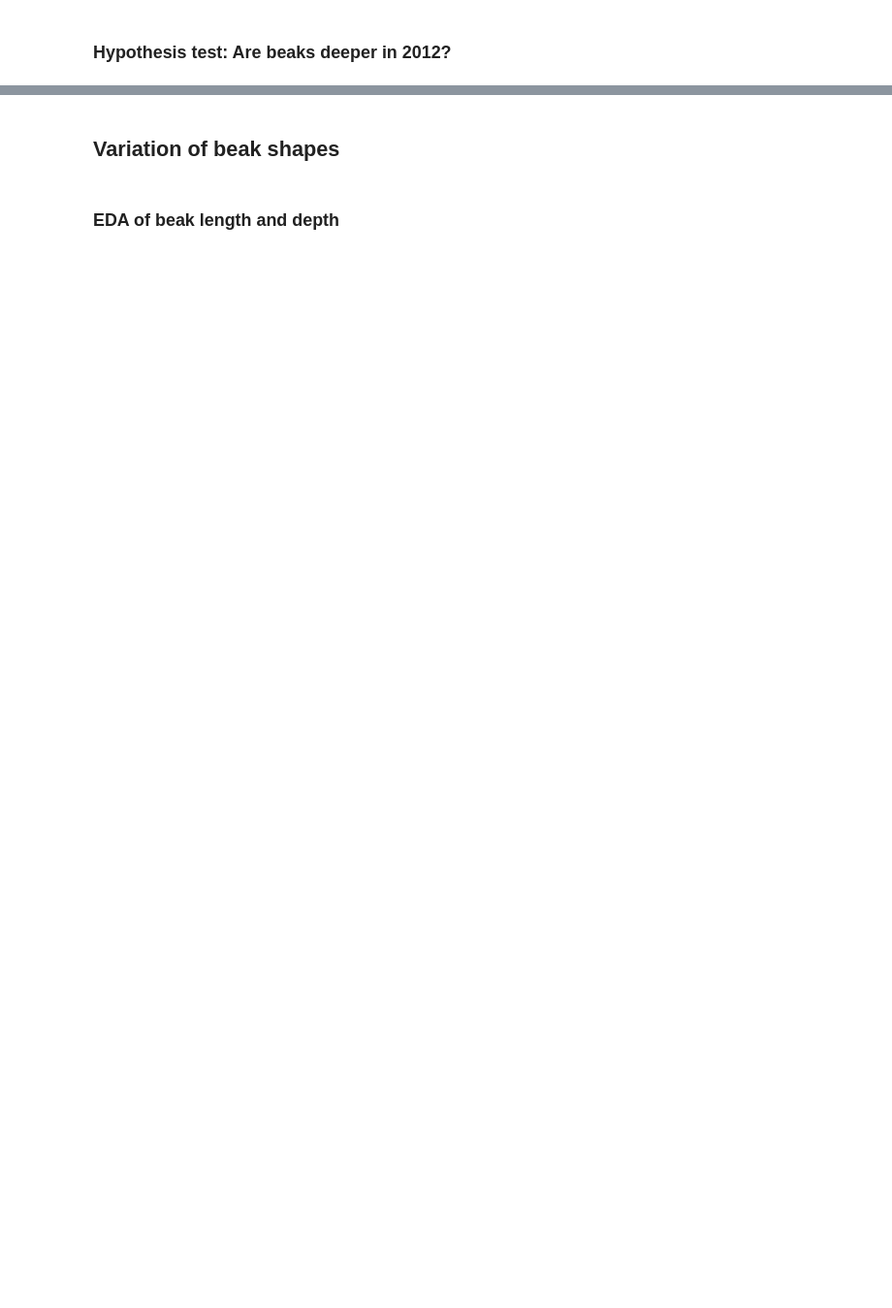
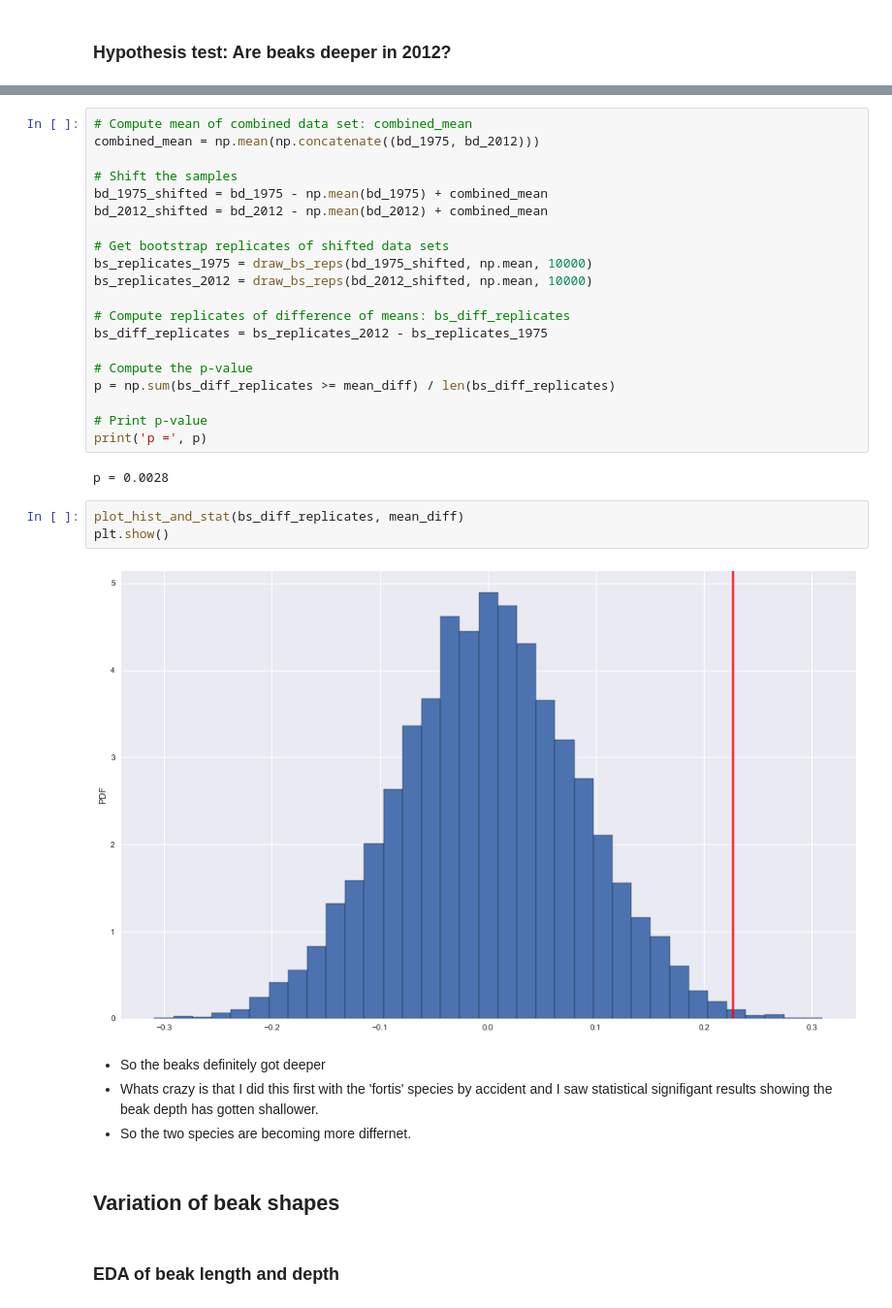
Before and after one commit to wsurles/datacamp_courses, a Jupyter notebook: python_courses/statistical_thinking_in_python_part_2/statistical_thinking_in_python_part_2.ipynb, the cells around one changed output, grey strips where cells are left out. Shown at 97% size. Cells and saved outputs as stored; diff of their text form; blank space fills up the shorter version.

Commit message:
finished stats 2

```diff
--- a/python_courses/statistical_thinking_in_python_part_2/statistical_thinking_in_python_part_2.ipynb
+++ b/python_courses/statistical_thinking_in_python_part_2/statistical_thinking_in_python_part_2.ipynb
@@ -1505,3 +1636,34 @@ plt.show()
+# %%
+# Compute mean of combined data set: combined_mean
+combined_mean = np.mean(np.concatenate((bd_1975, bd_2012)))
+
+# Shift the samples
+bd_1975_shifted = bd_1975 - np.mean(bd_1975) + combined_mean
+bd_2012_shifted = bd_2012 - np.mean(bd_2012) + combined_mean
+
+# Get bootstrap replicates of shifted data sets
+bs_replicates_1975 = draw_bs_reps(bd_1975_shifted, np.mean, 10000)
+bs_replicates_2012 = draw_bs_reps(bd_2012_shifted, np.mean, 10000)
+
+# Compute replicates of difference of means: bs_diff_replicates
+bs_diff_replicates = bs_replicates_2012 - bs_replicates_1975
+
+# Compute the p-value
+p = np.sum(bs_diff_replicates >= mean_diff) / len(bs_diff_replicates)
+
+# Print p-value
+print('p =', p)
+# %% [output]
+p = 0.0028
+# %%
+plot_hist_and_stat(bs_diff_replicates, mean_diff)
+plt.show()
+# %% [output]
+[figure, added]
+# %% [markdown]
+- So the beaks definitely got deeper
+- Whats crazy is that I did this first with the 'fortis' species by accident and I saw statistical signifigant results showing the beak depth has gotten shallower.
+ - So the two species are becoming more differnet.
 # %% [markdown]
 ## Variation of beak shapes
 # %% [markdown]
```
Also changed, not shown: parts of 65 cells of this notebook, 2 other files.
